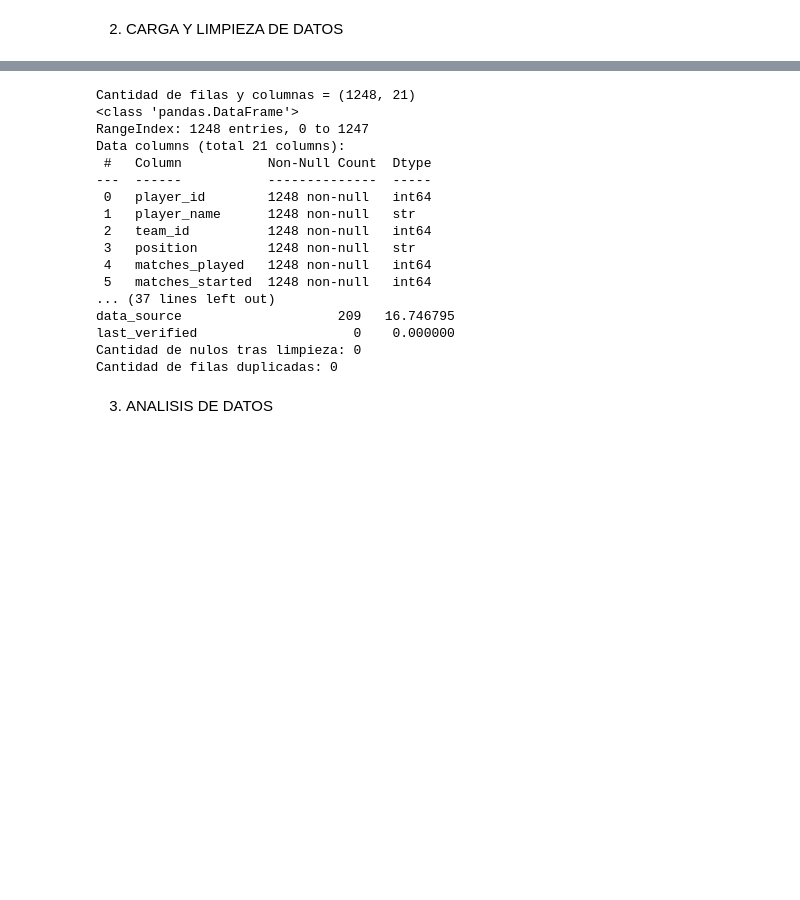
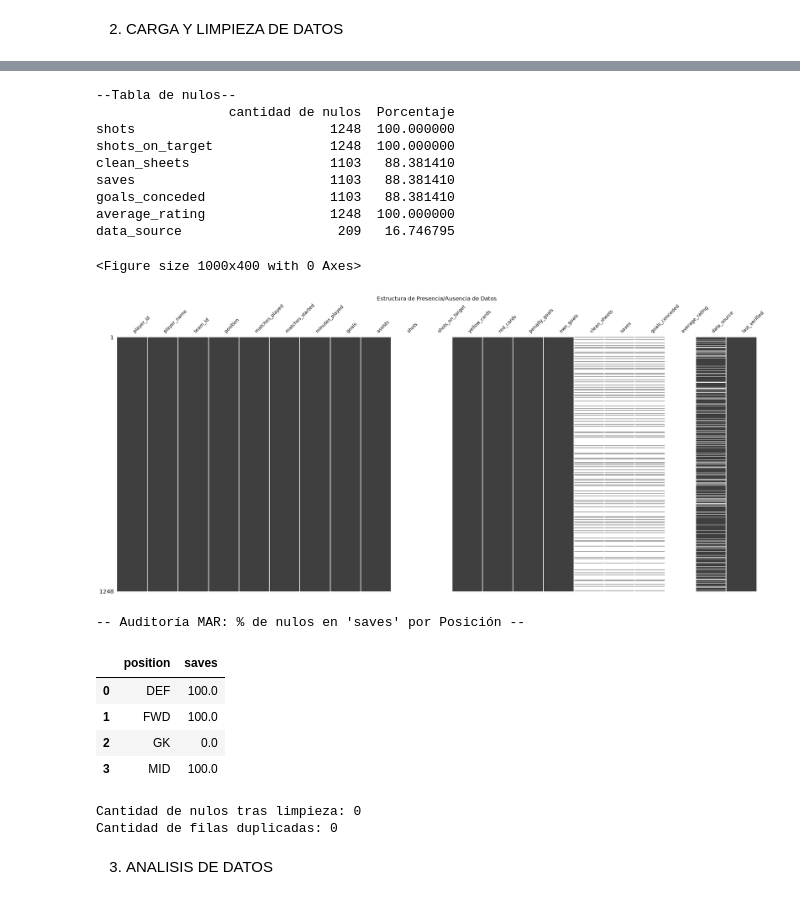
Before and after one commit to Lauti00/IA, a Jupyter notebook: Ejercitacion/ejOpcional3.ipynb, the cells around one changed output, grey strips where cells are left out. Drawn from its saved outputs; the diff is of its cells as text; code cells hidden in the pictures; blank space fills up the shorter version.

```diff
--- a/Ejercitacion/ejOpcional3.ipynb
+++ b/Ejercitacion/ejOpcional3.ipynb
@@ -43,45 +83,57 @@ def plot_histograma(data, column, figsize=(6, 3), bins=15, kde=True, mvd=True, s
 # %%
-# Carga inicial y diagnóstico general
-df_csv = pd.read_csv("datasets/player_stats.csv")
-print("Cantidad de filas y columnas =", df_csv.shape)
-df_csv.info()
-
-# Diagnóstico de datos nulos
+# Diagnóstico inicial de datos nulos
 nulos = df_csv.isnull().sum()
 porcentaje_nulos = (nulos / len(df_csv)) * 100
 tabla_nulos = pd.DataFrame({'cantidad de nulos': nulos, 'Porcentaje': porcentaje_nulos})
-print(tabla_nulos)
+
+print("--Tabla de nulos--")
+print(tabla_nulos[tabla_nulos['cantidad de nulos']>0])
+
+#DIAGNOSTICO VISUAL Y PRUEBA DE MECANISMO MAR
+plt.figure(figsize=(10,4))
+msno.matrix(df_csv, sparkline=False, fontsize=10)
+plt.title("Estructura de Presencia/Ausencia de Datos")
+plt.show()
+
+def nulos_por_grupo(df, grupo_cols, target_col):
+    return df.groupby(grupo_cols, observed=True)[target_col].apply(lambda x: x.isnull().mean() * 100).reset_index()
+
+print("-- Auditoría MAR: % de nulos en 'saves' por Posición --")
+display(nulos_por_grupo(df_csv, ['position'], 'saves'))
+
 
 # Eliminación de columnas vacías e imputación de métricas de arqueros
 columnas_vacias = ['shots', 'shots_on_target', 'average_rating']
 df_csv.drop(columns=columnas_vacias, inplace=True, errors='ignore')
 
 columna_arquero = ['clean_sheets', 'saves', 'goals_conceded']
 df_csv[columna_arquero] = df_csv[columna_arquero].fillna(0)
 
 if 'data_source' in df_csv.columns:
     df_csv['data_source'] = df_csv['data_source'].fillna('Sin especificar')
 
 print('Cantidad de nulos tras limpieza:', df_csv.isnull().sum().sum())
 print("Cantidad de filas duplicadas:", df_csv.duplicated().sum())
 # %% [output]
-Cantidad de filas y columnas = (1248, 21)
-<class 'pandas.DataFrame'>
-RangeIndex: 1248 entries, 0 to 1247
-Data columns (total 21 columns):
- #   Column           Non-Null Count  Dtype
----  ------           --------------  -----
- 0   player_id        1248 non-null   int64
- 1   player_name      1248 non-null   str
- 2   team_id          1248 non-null   int64
- 3   position         1248 non-null   str
- 4   matches_played   1248 non-null   int64
- 5   matches_started  1248 non-null   int64
-... (37 lines left out)
+--Tabla de nulos--
+                 cantidad de nulos  Porcentaje
+shots                         1248  100.000000
+shots_on_target               1248  100.000000
+clean_sheets                  1103   88.381410
+saves                         1103   88.381410
+goals_conceded                1103   88.381410
+average_rating                1248  100.000000
 data_source                    209   16.746795
-last_verified                    0    0.000000
-Cantidad de nulos tras limpieza: 0
-Cantidad de filas duplicadas: 0
+<Figure size 1000x400 with 0 Axes>
+[figure, added]
+-- Auditoría MAR: % de nulos en 'saves' por Posición --
+|  | position | saves |
+| 0 | DEF | 100.0 |
+| 1 | FWD | 100.0 |
+| 2 | GK | 0.0 |
+| 3 | MID | 100.0 |
+Cantidad de nulos tras limpieza: 0
+Cantidad de filas duplicadas: 0
 # %% [markdown]
 3. ANALISIS DE DATOS
 # %%
```
Also changed, not shown: parts of 6 cells of this notebook.
